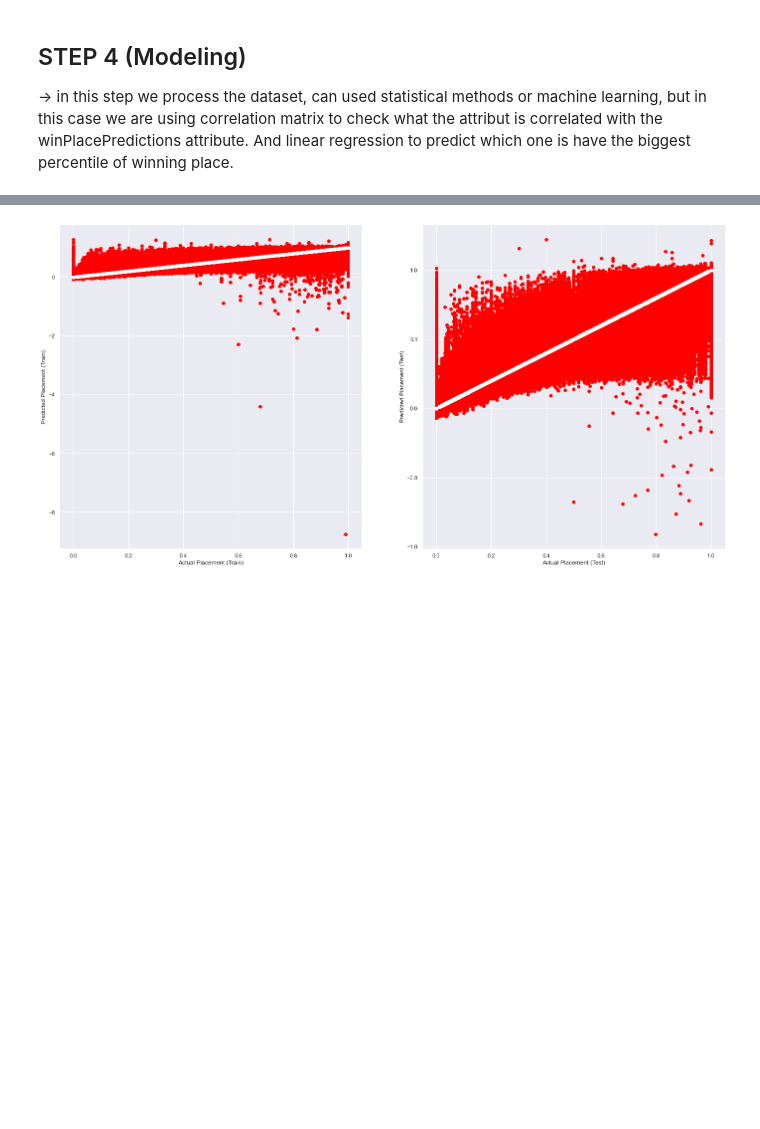
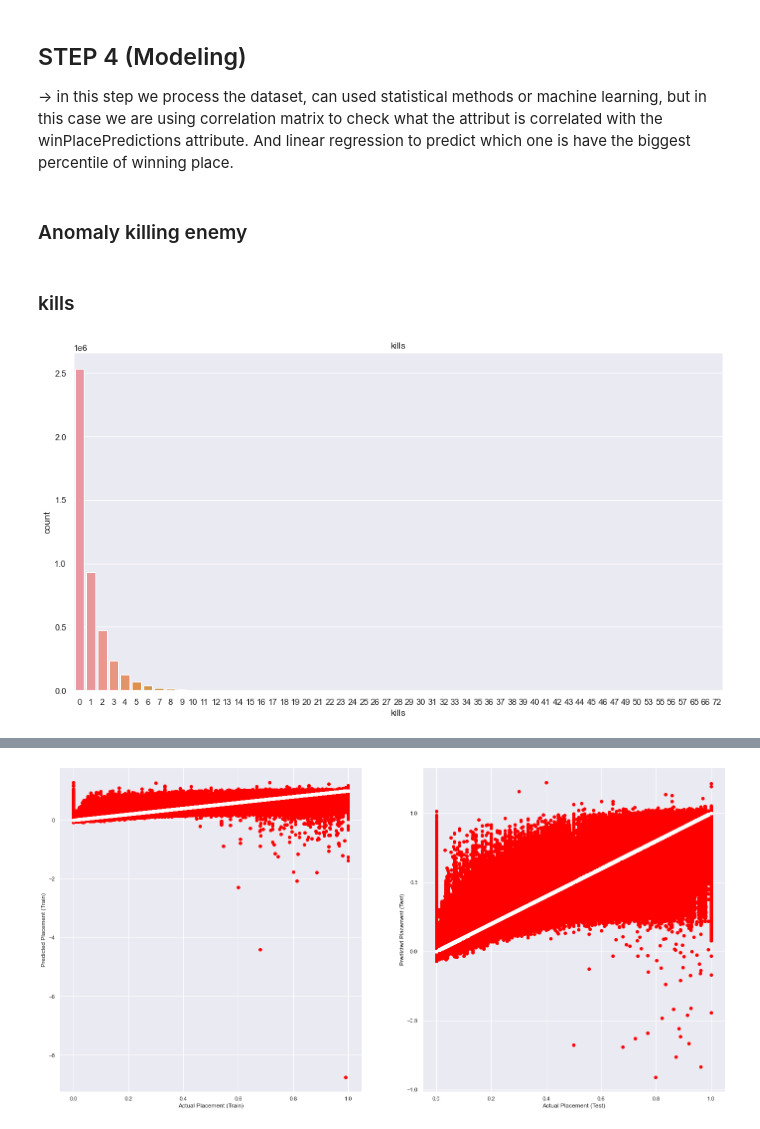
Before and after one commit to yehezkielermanto/AnalysisPUBGDataMining, a Jupyter notebook: AnalysisPUBG.ipynb, the cells around one changed output, grey strips where cells are left out. Cells and saved outputs as stored; diff of their text form; code cells hidden in the pictures; blank space fills up the shorter version.

```diff
--- a/AnalysisPUBG.ipynb
+++ b/AnalysisPUBG.ipynb
@@ -189,3 +204,29 @@ Index(['Id', 'groupId', 'matchId', 'assists', 'boosts', 'damageDealt', 'DBNOs',
 # %% [markdown]
 ## STEP 4 (Modeling)
 -> in this step we process the dataset, can used statistical methods or machine learning, but in this case we are using correlation matrix to check what the attribut is correlated with the winPlacePredictions attribute. And linear regression to predict which one is have the biggest percentile of winning place.
+# %%
+#counting totalDistance from player by sum rideDistance, walkDistance, and swimDistance
+df['_totalDistance'] = df['rideDistance'] + df['walkDistance'] + df['swimDistance']
+# %%
+#make new feature named headshot rate
+df['_headshot_rate'] = df['headshotKills'] / df['kills']
+df['_headshot_rate'] = df['_headshot_rate'].fillna(0)
+# %%
+#Defining some functions for plotting graphs, we will be needing a lot of countplot and distplot
+def show_countplot(column):
+    plt.figure(figsize=(15,8))
+    sb.countplot(data=df, x=column).set_title(column)
+    plt.show()
+
+def show_distplot(column):
+    plt.figure(figsize=(15, 8))
+    sb.distplot(df[column], bins=50)
+    plt.show()
+# %% [markdown]
+### Anomaly killing enemy
+# %% [markdown]
+<h3>kills</h3>
+# %%
+show_countplot('kills')
+# %% [output]
+[figure, added]
```
Also changed, not shown: parts of 63 cells of this notebook.
